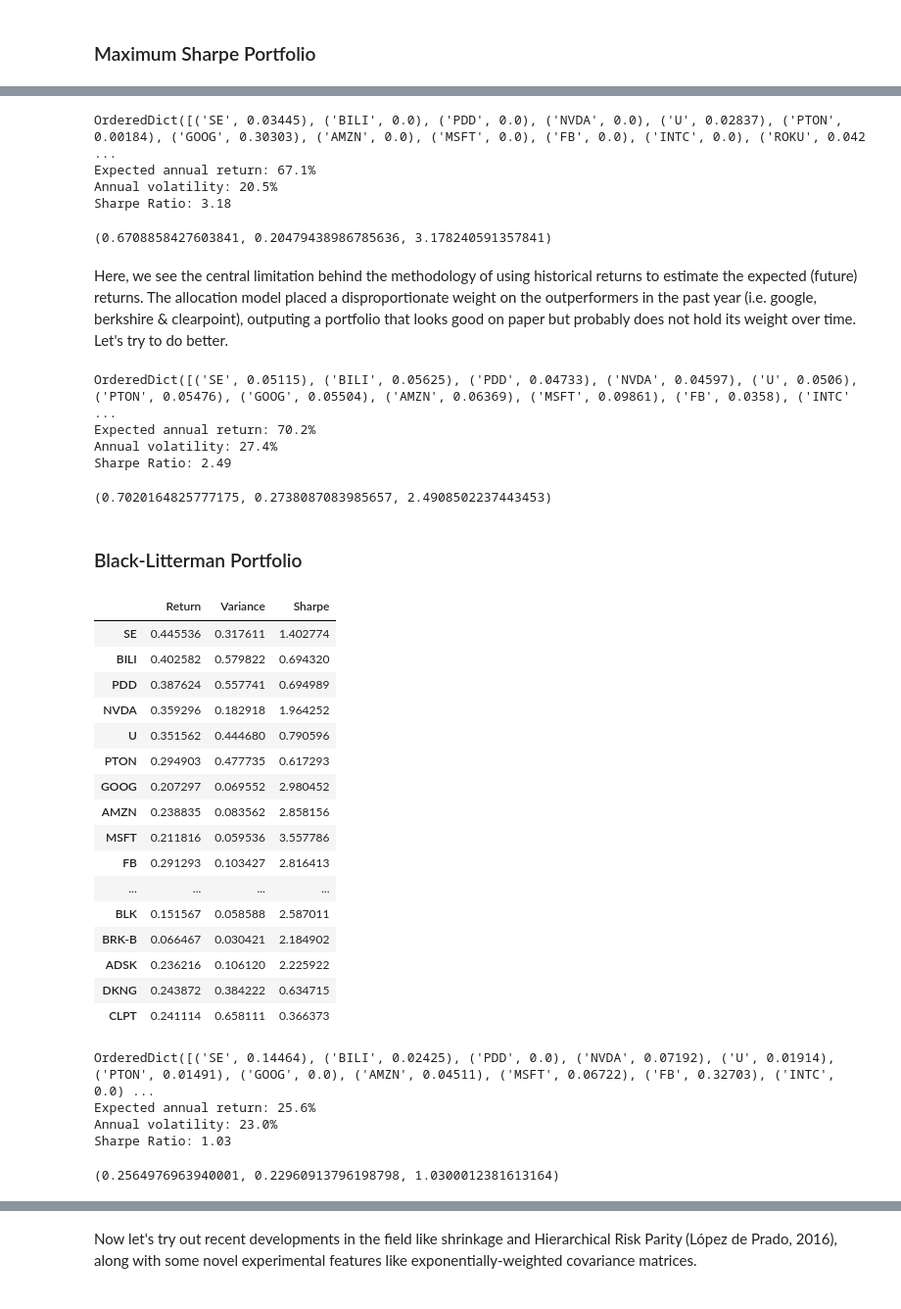
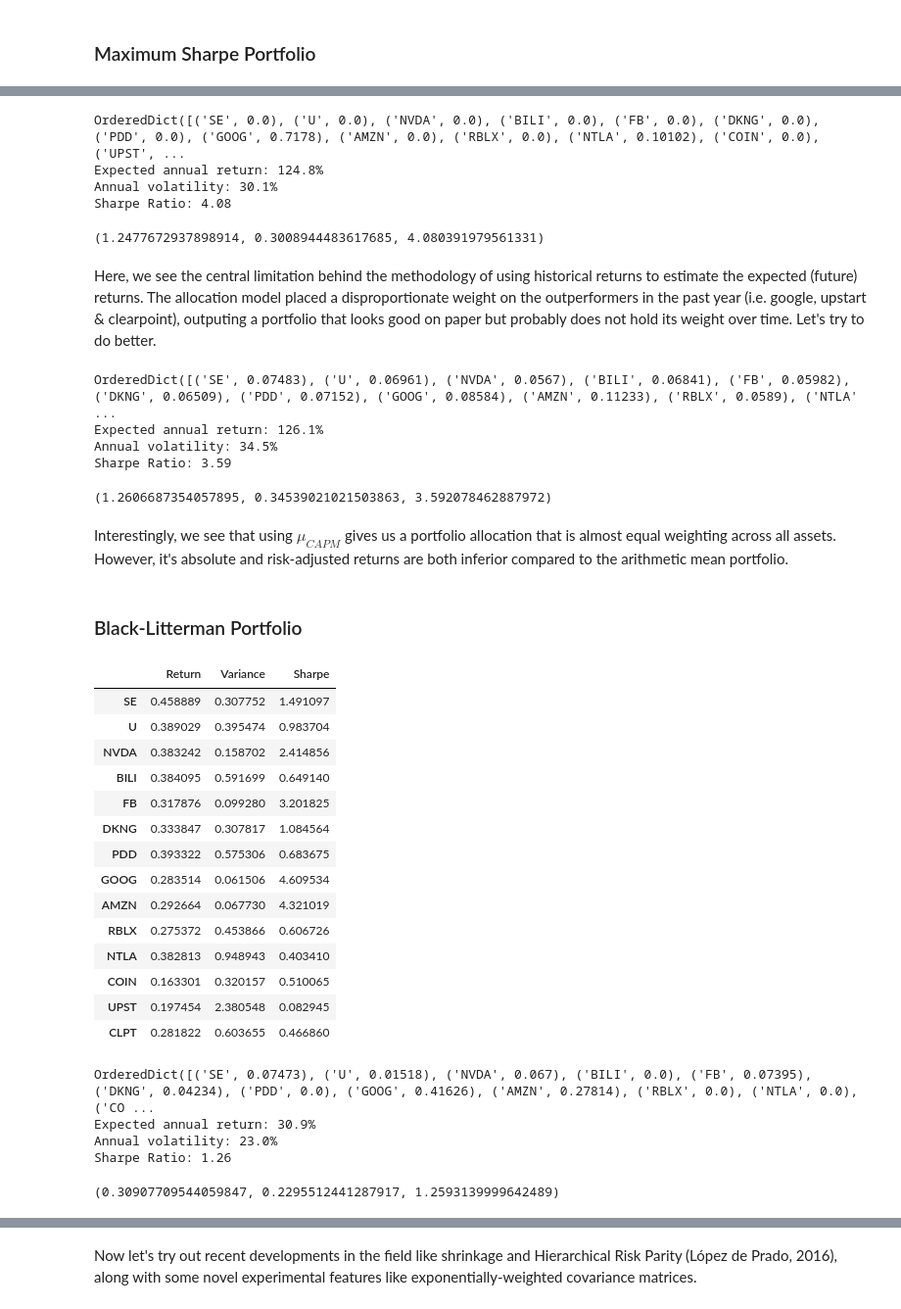
Before and after one commit to charlesyew/portfolio-analysis, a Jupyter notebook: mpt.ipynb, the cells around one changed output, grey strips where cells are left out. Shown at 98% size. Cells and saved outputs as stored; diff of their text form; code cells hidden in the pictures.

Commit message:
Updated portfolio weightage.

```diff
--- a/mpt.ipynb
+++ b/mpt.ipynb
@@ -52,7 +50,7 @@ import yfinance as yf
 ## 1. Data Analysis
 # %%
 # shortlisted stocks for portfolio analysis
-s_list = 'SE BILI PDD NVDA PTON U INTC GOOG AMZN ROKU MSFT FB BLK BRK-B RBLX ADSK DKNG CLPT'
+s_list = 'SE U NVDA BILI FB DKNG PDD GOOG AMZN RBLX NTLA COIN UPST CLPT'
 df_1y = yf.download(tickers = s_list, period = '1y', interval = '1d', group_by = 'ticker')
 df_3y = yf.download(tickers = s_list, period = '3y', interval = '1d', group_by = 'ticker')
 df_5y = yf.download(tickers = s_list, period = '5y', interval = '1d', group_by = 'ticker')
@@ -91,7 +89,7 @@ bench_close_5y = bench_close_5y.rename(columns = {'Adj Close':'S&P500'})
 bench_close_10y = bench_close_10y.rename(columns = {'Adj Close':'S&P500'})
 
 # reordering column names in portfolio
-s_order = ['SE', 'BILI', 'NVDA', 'PDD', 'U', 'FB', 'GOOG', 'AMZN', 'MSFT', 'INTC', 'ROKU', 'PTON', 'RBLX',  'BLK', 'BRK-B', 'ADSK', 'DKNG', 'CLPT']
+s_order = ['SE', 'U', 'NVDA', 'BILI', 'FB', 'DKNG', 'PDD', 'GOOG', 'AMZN', 'RBLX', 'NTLA', 'COIN', 'UPST', 'CLPT']
 df_close_1y = df_close_1y[s_order]
 df_close_3y = df_close_3y[s_order]
 df_close_5y = df_close_5y[s_order]
@@ -373,7 +368,7 @@ However, we once again see the power of the S&P500, which boosts a Sharpe ratio
 ### Maximum Sharpe Portfolio
 # %%
 # split dataframe into portfolio and benchmark
-df_close_1y_port = df_close_1y.iloc[:,0:18]
+df_close_1y_port = df_close_1y.iloc[:,0:n-1]
 df_close_1y_bench = df_close_1y['S&P500']
 # %%
 # Expected returns
@@ -415,59 +408,59 @@ cleaned_weights = ef_a.clean_weights()
 print(cleaned_weights)
 ef_a.portfolio_performance(verbose=True)
 # %% [output]
-OrderedDict([('SE', 0.03445), ('BILI', 0.0), ('PDD', 0.0), ('NVDA', 0.0), ('U', 0.02837), ('PTON', 0.00184), ('GOOG', 0.30303), ('AMZN', 0.0), ('MSFT', 0.0), ('FB', 0.0), ('INTC', 0.0), ('ROKU', 0.042 ...
-Expected annual return: 67.1%
-Annual volatility: 20.5%
-Sharpe Ratio: 3.18
+OrderedDict([('SE', 0.0), ('U', 0.0), ('NVDA', 0.0), ('BILI', 0.0), ('FB', 0.0), ('DKNG', 0.0), ('PDD', 0.0), ('GOOG', 0.7178), ('AMZN', 0.0), ('RBLX', 0.0), ('NTLA', 0.10102), ('COIN', 0.0), ('UPST', ...
+Expected annual return: 124.8%
+Annual volatility: 30.1%
+Sharpe Ratio: 4.08
-(0.6708858427603841, 0.20479438986785636, 3.178240591357841)
+(1.2477672937898914, 0.3008944483617685, 4.080391979561331)
 # %% [markdown]
-Here, we see the central limitation behind the methodology of using historical returns to estimate the expected (future) returns. The allocation model placed a disproportionate weight on the outperformers in the past year (i.e. google, berkshire & clearpoint), outputing a portfolio that looks good on paper but probably does not hold its weight over time. Let's try to do better.
+Here, we see the central limitation behind the methodology of using historical returns to estimate the expected (future) returns. The allocation model placed a disproportionate weight on the outperformers in the past year (i.e. google, upstart & clearpoint), outputing a portfolio that looks good on paper but probably does not hold its weight over time. Let's try to do better.
 # %%
-# Optimize for maximum Sharpe ratio using arithmetic mean & sample covariance matrix
+# Optimize for maximum Sharpe ratio using capm returns & sample covariance matrix
 ef_capm = EfficientFrontier(mu_capm, S)
 raw_weights = ef_capm.max_sharpe()
 cleaned_weights = ef_capm.clean_weights()
 print(cleaned_weights)
 ef_capm.portfolio_performance(verbose=True)
 # %% [output]
-OrderedDict([('SE', 0.05115), ('BILI', 0.05625), ('PDD', 0.04733), ('NVDA', 0.04597), ('U', 0.0506), ('PTON', 0.05476), ('GOOG', 0.05504), ('AMZN', 0.06369), ('MSFT', 0.09861), ('FB', 0.0358), ('INTC' ...
-Expected annual return: 70.2%
-Annual volatility: 27.4%
-Sharpe Ratio: 2.49
+OrderedDict([('SE', 0.07483), ('U', 0.06961), ('NVDA', 0.0567), ('BILI', 0.06841), ('FB', 0.05982), ('DKNG', 0.06509), ('PDD', 0.07152), ('GOOG', 0.08584), ('AMZN', 0.11233), ('RBLX', 0.0589), ('NTLA' ...
+Expected annual return: 126.1%
+Annual volatility: 34.5%
+Sharpe Ratio: 3.59
-(0.7020164825777175, 0.2738087083985657, 2.4908502237443453)
+(1.2606687354057895, 0.34539021021503863, 3.592078462887972)
+# %% [markdown]
+Interestingly, we see that using $\mu_{CAPM}$ gives us a portfolio allocation that is almost equal weighting across all assets. However, it's absolute and risk-adjusted returns are both inferior compared to the arithmetic mean portfolio.
 # %% [markdown]
 ### Black-Litterman Portfolio
 # %%
 S = risk_models.sample_cov(df_close_1y_port)
-view_dict = {"SE": 0.50, "BILI": 0.42, "NVDA": 0.38, "PDD": 0.38, "U": 0.36, "FB": 0.33}
-confidence_dict = np.array([0.8,0.8,0.8,0.8,0.8,0.8])
+view_dict = {"SE": 0.50, "NVDA": 0.40, "U": 0.40, "BILI": 0.39, "PDD": 0.37,  "DKNG": 0.35, "FB": 0.33, "GOOG": 0.31, "AMZN": 0.31, "RBLX": 0.27, }
+confidence_dict = np.array([0.8,0.8,0.8,0.8,0.8,0.8,0.8,0.8,0.8,0.8])
 bl = BlackLittermanModel(S, pi="equal", absolute_views=view_dict, omega="idzorek", view_confidences = confidence_dict,tau=0.1)
 rets = bl.bl_returns()
 var = pd.DataFrame(np.diag(S), index= S.index , columns = ['Variance'], dtype = float)
 
 # black litterman returns
 df_merge = pd.concat([rets, var], axis = 1)
 df_merge = df_merge.rename(columns = {0: 'Return'})
 df_merge['Sharpe'] = df_merge['Return']/df_merge['Variance']
 df_merge
 # %% [output]
 |  | Return | Variance | Sharpe |
-| SE | 0.445536 | 0.317611 | 1.402774 |
-| BILI | 0.402582 | 0.579822 | 0.694320 |
-| PDD | 0.387624 | 0.557741 | 0.694989 |
-| NVDA | 0.359296 | 0.182918 | 1.964252 |
-| U | 0.351562 | 0.444680 | 0.790596 |
-| PTON | 0.294903 | 0.477735 | 0.617293 |
-| GOOG | 0.207297 | 0.069552 | 2.980452 |
-| AMZN | 0.238835 | 0.083562 | 2.858156 |
-| MSFT | 0.211816 | 0.059536 | 3.557786 |
-| FB | 0.291293 | 0.103427 | 2.816413 |
-| ... | ... | ... | ... |
-| BLK | 0.151567 | 0.058588 | 2.587011 |
-| BRK-B | 0.066467 | 0.030421 | 2.184902 |
-| ADSK | 0.236216 | 0.106120 | 2.225922 |
-| DKNG | 0.243872 | 0.384222 | 0.634715 |
-| CLPT | 0.241114 | 0.658111 | 0.366373 |
+| SE | 0.458889 | 0.307752 | 1.491097 |
+| U | 0.389029 | 0.395474 | 0.983704 |
+| NVDA | 0.383242 | 0.158702 | 2.414856 |
+| BILI | 0.384095 | 0.591699 | 0.649140 |
+| FB | 0.317876 | 0.099280 | 3.201825 |
+| DKNG | 0.333847 | 0.307817 | 1.084564 |
+| PDD | 0.393322 | 0.575306 | 0.683675 |
+| GOOG | 0.283514 | 0.061506 | 4.609534 |
+| AMZN | 0.292664 | 0.067730 | 4.321019 |
+| RBLX | 0.275372 | 0.453866 | 0.606726 |
+| NTLA | 0.382813 | 0.948943 | 0.403410 |
+| COIN | 0.163301 | 0.320157 | 0.510065 |
+| UPST | 0.197454 | 2.380548 | 0.082945 |
+| CLPT | 0.281822 | 0.603655 | 0.466860 |
 # %%
 ef_bl = EfficientFrontier(rets, S)
 raw_weights = ef_bl.max_sharpe()
@@ -475,9 +468,9 @@ cleaned_weights = ef_bl.clean_weights()
 print(cleaned_weights)
 ef_bl.portfolio_performance(verbose=True)
 # %% [output]
-OrderedDict([('SE', 0.14464), ('BILI', 0.02425), ('PDD', 0.0), ('NVDA', 0.07192), ('U', 0.01914), ('PTON', 0.01491), ('GOOG', 0.0), ('AMZN', 0.04511), ('MSFT', 0.06722), ('FB', 0.32703), ('INTC', 0.0) ...
-Expected annual return: 25.6%
+OrderedDict([('SE', 0.07473), ('U', 0.01518), ('NVDA', 0.067), ('BILI', 0.0), ('FB', 0.07395), ('DKNG', 0.04234), ('PDD', 0.0), ('GOOG', 0.41626), ('AMZN', 0.27814), ('RBLX', 0.0), ('NTLA', 0.0), ('CO ...
+Expected annual return: 30.9%
 Annual volatility: 23.0%
-Sharpe Ratio: 1.03
+Sharpe Ratio: 1.26
-(0.2564976963940001, 0.22960913796198798, 1.0300012381613164)
+(0.30907709544059847, 0.2295512441287917, 1.2593139999642489)
 # %% [markdown]
```
Also changed, not shown: parts of 20 cells of this notebook.
